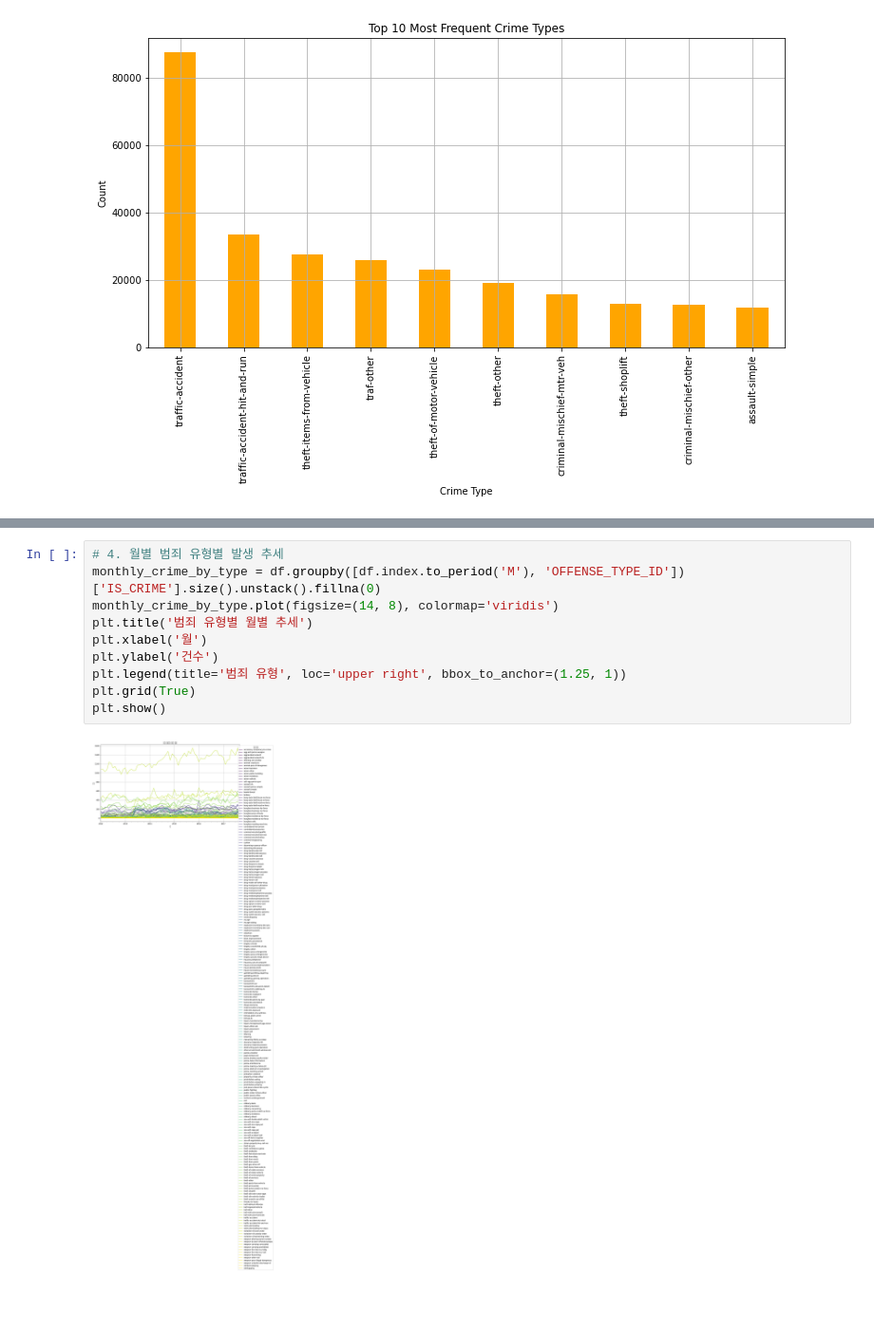
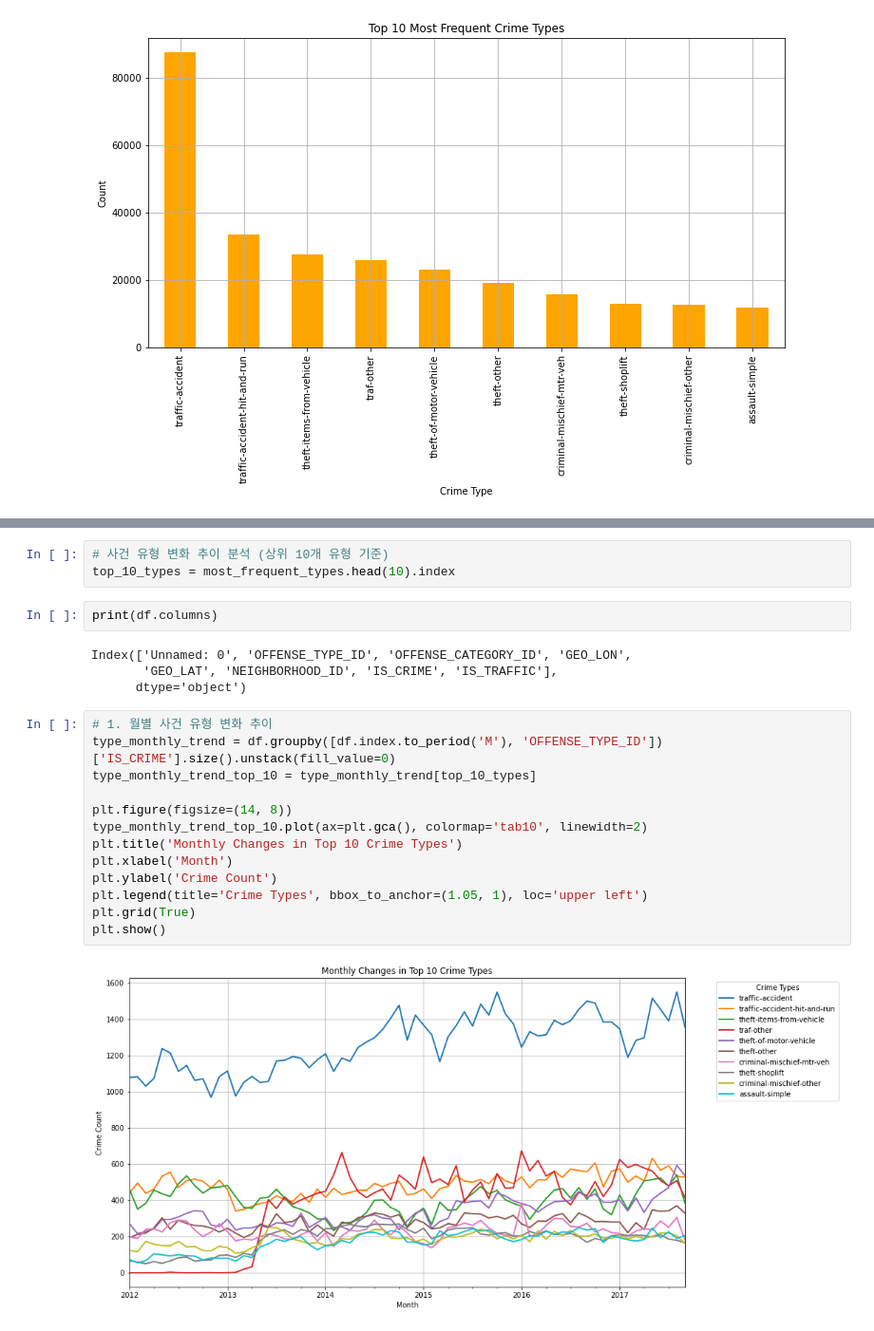
Before and after one commit to jeon99yu/BDA_Data, a Jupyter notebook: DataPreprocessing(판다스)/필수1_이정규63_0119.ipynb, the cells around one changed output, grey strips where cells are left out. Shown at 95% size. Saved outputs shown, nothing was run; the diff lists cells and outputs as text; blank space fills up the shorter version.

```diff
--- a/DataPreprocessing(판다스)/필수1_이정규63_0119.ipynb
+++ b/DataPreprocessing(판다스)/필수1_이정규63_0119.ipynb
@@ -106,13 +87,25 @@ KeyError: "None of ['REPORTED_DATE'] are in the columns"
+# %%
+# 사건 유형 변화 추이 분석 (상위 10개 유형 기준)
+top_10_types = most_frequent_types.head(10).index
+# %%
+print(df.columns)
+# %% [output]
+Index(['Unnamed: 0', 'OFFENSE_TYPE_ID', 'OFFENSE_CATEGORY_ID', 'GEO_LON',
+       'GEO_LAT', 'NEIGHBORHOOD_ID', 'IS_CRIME', 'IS_TRAFFIC'],
+      dtype='object')
 # %%
-# 4. 월별 범죄 유형별 발생 추세
-monthly_crime_by_type = df.groupby([df.index.to_period('M'), 'OFFENSE_TYPE_ID'])['IS_CRIME'].size().unstack().fillna(0)
-monthly_crime_by_type.plot(figsize=(14, 8), colormap='viridis')
-plt.title('범죄 유형별 월별 추세')
-plt.xlabel('월')
-plt.ylabel('건수')
-plt.legend(title='범죄 유형', loc='upper right', bbox_to_anchor=(1.25, 1))
+# 1. 월별 사건 유형 변화 추이
+type_monthly_trend = df.groupby([df.index.to_period('M'), 'OFFENSE_TYPE_ID'])['IS_CRIME'].size().unstack(fill_value=0)
+type_monthly_trend_top_10 = type_monthly_trend[top_10_types]
+
+plt.figure(figsize=(14, 8))
+type_monthly_trend_top_10.plot(ax=plt.gca(), colormap='tab10', linewidth=2)
+plt.title('Monthly Changes in Top 10 Crime Types')
+plt.xlabel('Month')
+plt.ylabel('Crime Count')
+plt.legend(title='Crime Types', bbox_to_anchor=(1.05, 1), loc='upper left')
 plt.grid(True)
 plt.show()
 # %% [output]
-[figure, old version]
+[figure, new version]
 # %%
```
Also changed, not shown: parts of 3 cells of this notebook, 3 other files.
